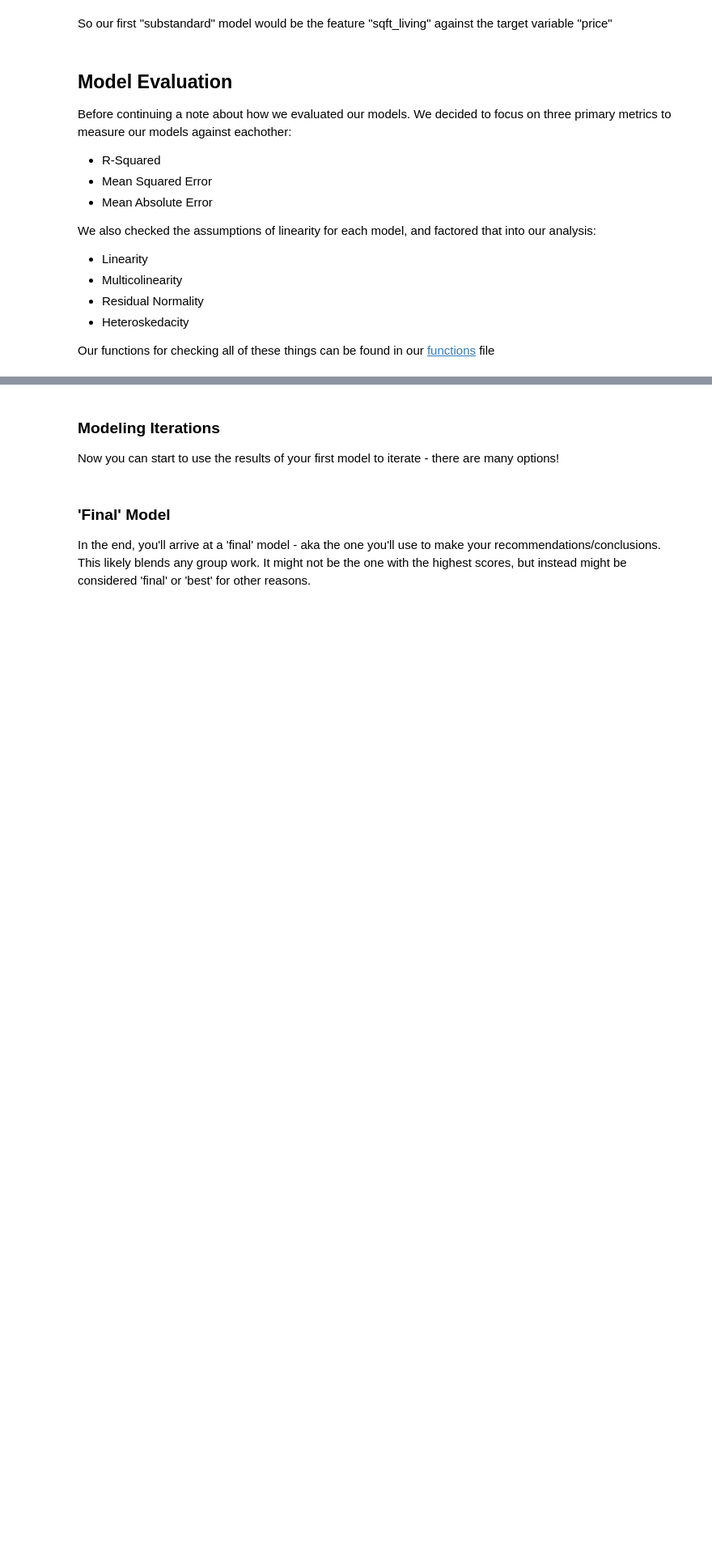
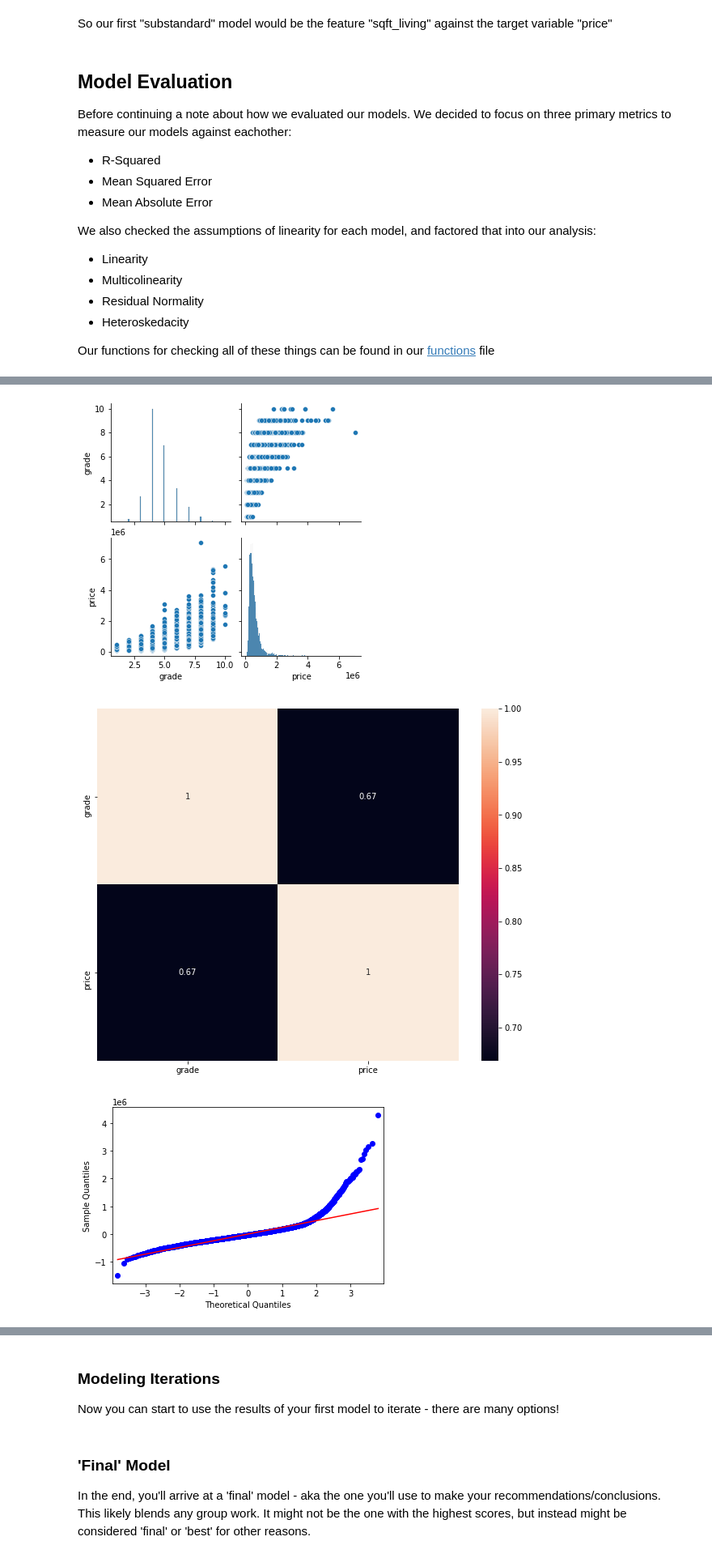
Before and after one commit to Jyve00/King-County-Housing-, a Jupyter notebook: notebooks/Matthew/Final_Notebook.ipynb, the cells around one changed output, grey strips where cells are left out. Shown at 81% size. Cells and saved outputs as stored; diff of their text form; code cells hidden in the pictures; blank space fills up the shorter version.

Commit message:
Finished "First substandard" model section

```diff
--- a/notebooks/Matthew/Final_Notebook.ipynb
+++ b/notebooks/Matthew/Final_Notebook.ipynb
@@ -370,0 +369,11 @@ Before going too far down the data preparation rabbit hole, be sure to check you
+# %%
+#Train/Test Split
+X = kc.drop(columns=['price', 'date', 'yr_renovated'])
+y = kc['price']
+
+# Train / Test split
+X_train, X_test, y_train, y_test = train_test_split(
+    X, y, test_size=0.33, random_state=50)
+
+model = sm.OLS(y_train, sm.add_constant(X_train['sqft_living'])).fit()
+model.summary()
@@ -370,0 +402,7 @@ Before going too far down the data preparation rabbit hole, be sure to check you
+# %%
+# Get model predictions
+train_preds = model.predict(sm.add_constant(X_train['sqft_living']))
+test_preds = model.predict(sm.add_constant(X_test['sqft_living']))
+
+# Evaluate performance of model
+functions.evaluate(y_train, train_preds, y_test, test_preds)
@@ -370,0 +418,7 @@ Before going too far down the data preparation rabbit hole, be sure to check you
+# %%
+# Check Assumptions of Linearity
+functions.check_assumptions(X_train['grade'], y_train, train_preds, test_preds, y_test)
+# %% [output]
+[figure, added]
+[figure, added]
+[figure, added]
```
Also changed, not shown: parts of 9 cells of this notebook.
